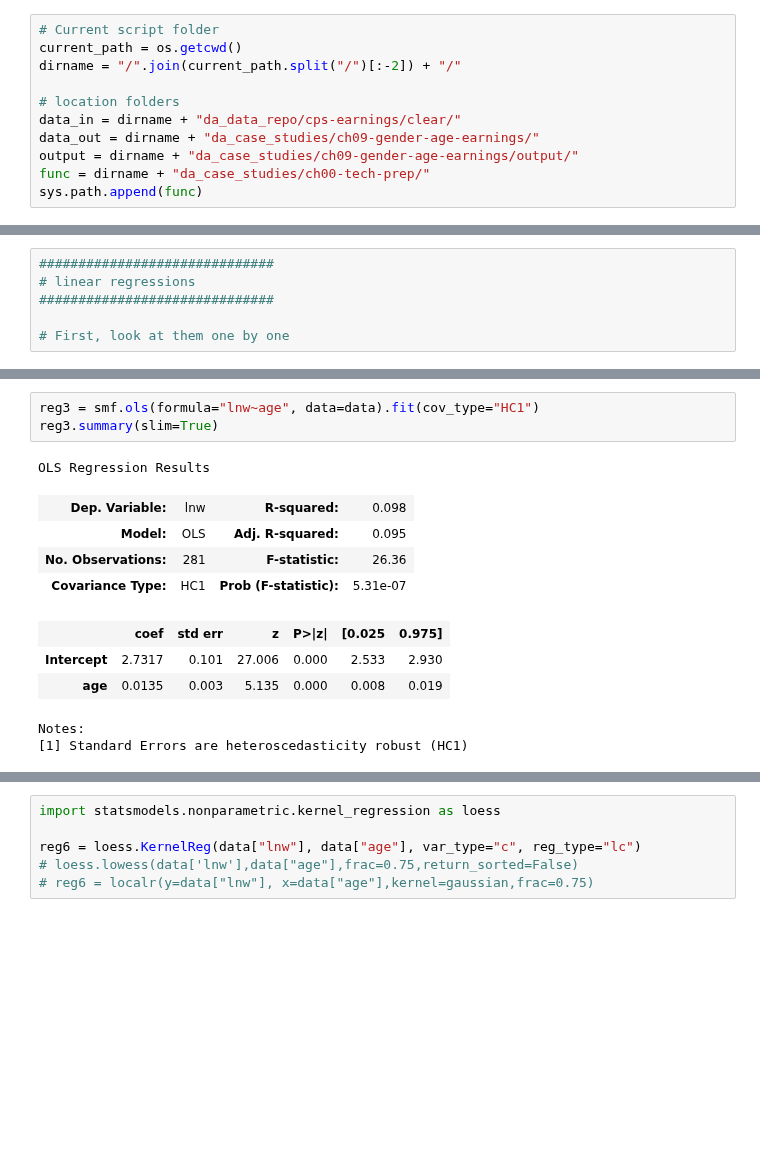
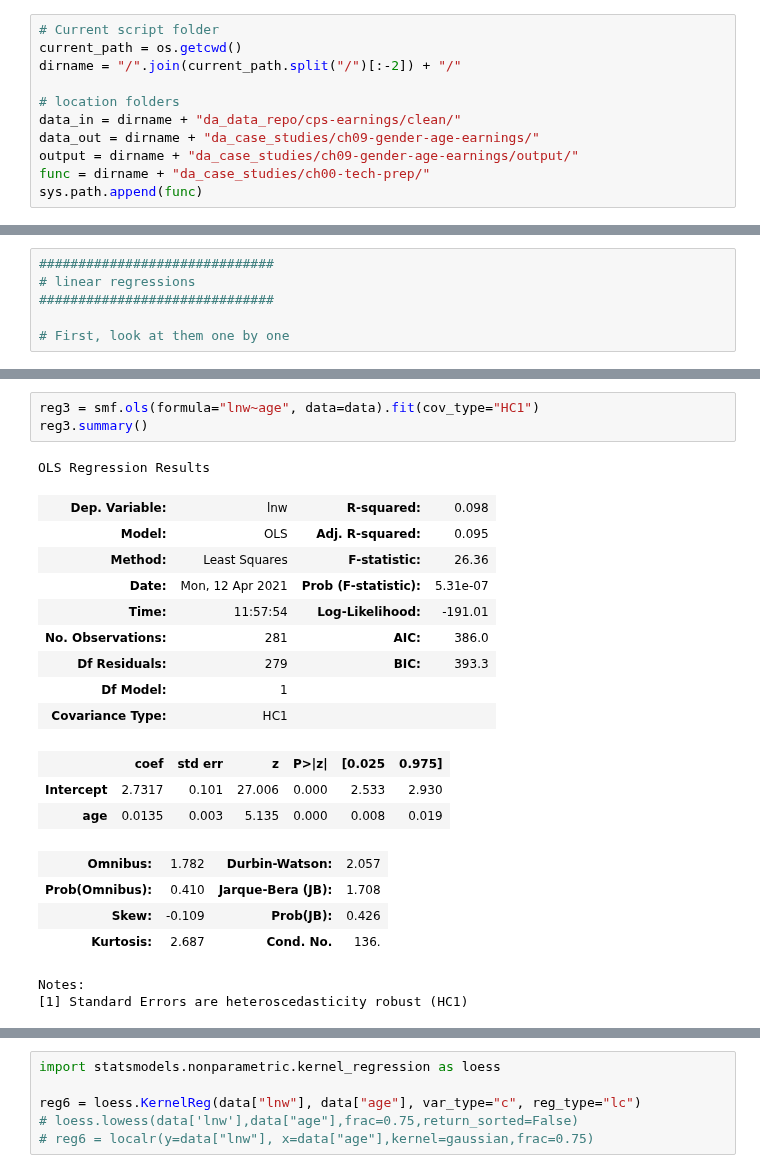
Before and after one commit to gabors-data-analysis/da_case_studies, a Jupyter notebook: ch09-gender-age-earnings/ch09-earnings-inference.ipynb, the cells around one changed output, grey strips where cells are left out. Cells and saved outputs as stored; diff of their text form; blank space fills up the shorter version.

```diff
--- a/ch09-gender-age-earnings/ch09-earnings-inference.ipynb
+++ b/ch09-gender-age-earnings/ch09-earnings-inference.ipynb
@@ -21,7 +21,7 @@ current_path = os.getcwd()
 dirname = "/".join(current_path.split("/")[:-2]) + "/"
 
 # location folders
-data_in = dirname + "da_data_repo/cps-earnings/clear/"
+data_in = dirname + "da_data_repo/cps-earnings/clean/"
 data_out = dirname + "da_case_studies/ch09-gender-age-earnings/"
 output = dirname + "da_case_studies/ch09-gender-age-earnings/output/"
 func = dirname + "da_case_studies/ch00-tech-prep/"
@@ -145,16 +163,25 @@ Notes:
 [1] Standard Errors are heteroscedasticity robust (HC1)
 # %%
 reg3 = smf.ols(formula="lnw~age", data=data).fit(cov_type="HC1")
-reg3.summary(slim=True)
+reg3.summary()
 # %% [output]
 OLS Regression Results
 | Dep. Variable: | lnw | R-squared: | 0.098 |
 | Model: | OLS | Adj. R-squared: | 0.095 |
-| No. Observations: | 281 | F-statistic: | 26.36 |
-| Covariance Type: | HC1 | Prob (F-statistic): | 5.31e-07 |
+| Method: | Least Squares | F-statistic: | 26.36 |
+| Date: | Mon, 12 Apr 2021 | Prob (F-statistic): | 5.31e-07 |
+| Time: | 11:57:54 | Log-Likelihood: | -191.01 |
+| No. Observations: | 281 | AIC: | 386.0 |
+| Df Residuals: | 279 | BIC: | 393.3 |
+| Df Model: | 1 |  |  |
+| Covariance Type: | HC1 |  |  |
 |  | coef | std err | z | P>|z| | [0.025 | 0.975] |
 | Intercept | 2.7317 | 0.101 | 27.006 | 0.000 | 2.533 | 2.930 |
 | age | 0.0135 | 0.003 | 5.135 | 0.000 | 0.008 | 0.019 |
+| Omnibus: | 1.782 | Durbin-Watson: | 2.057 |
+| Prob(Omnibus): | 0.410 | Jarque-Bera (JB): | 1.708 |
+| Skew: | -0.109 | Prob(JB): | 0.426 |
+| Kurtosis: | 2.687 | Cond. No. | 136. |
 Notes:
 [1] Standard Errors are heteroscedasticity robust (HC1)
 # %%
```
Also changed, not shown: parts of 12 cells of this notebook.
